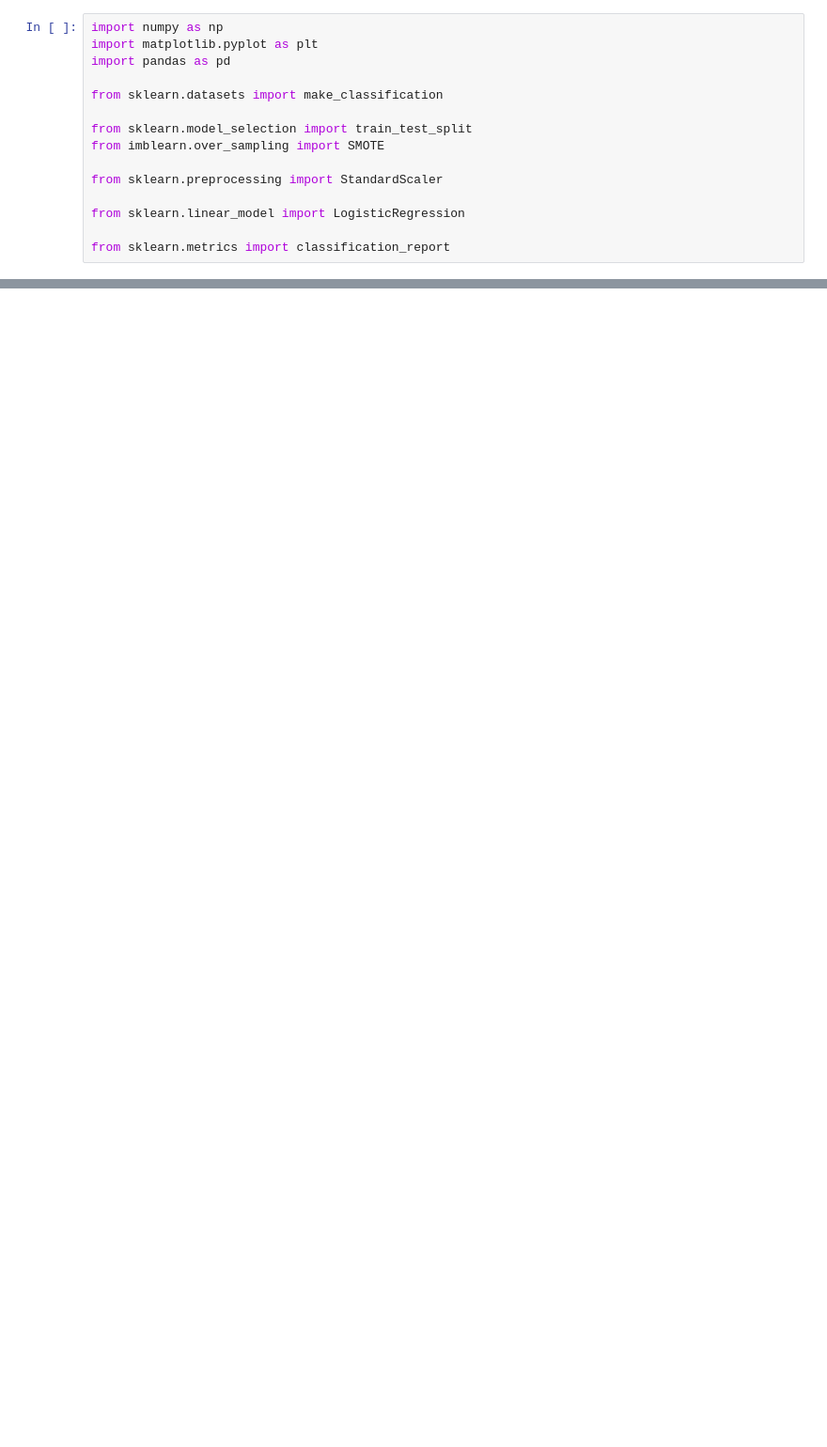
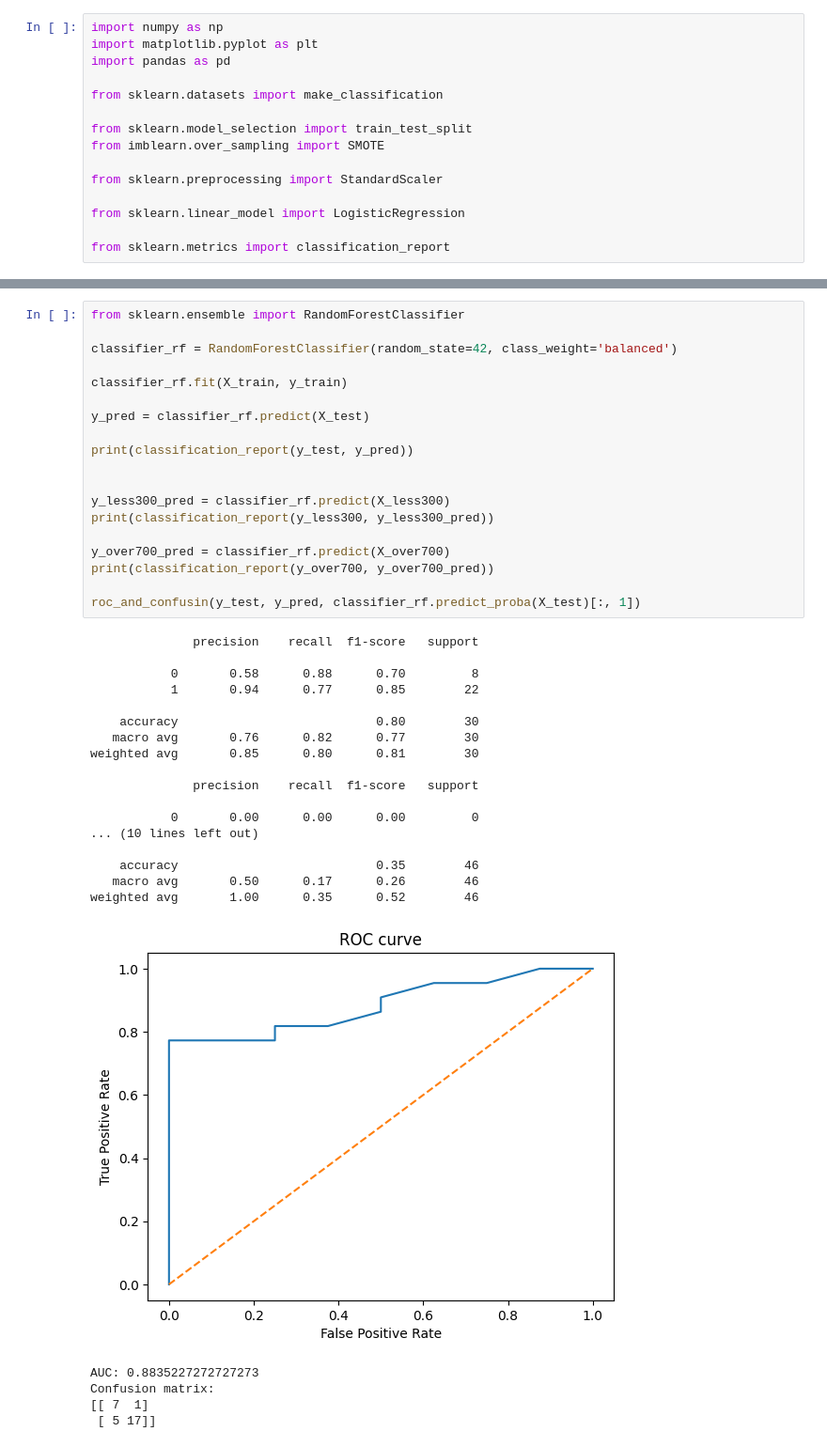
Before and after one commit to Joarnixon/StudCampProject, a Jupyter notebook: classic_models.ipynb, the cells around one changed output, grey strips where cells are left out. Shown: that part at 94% size. Saved outputs shown, nothing was run; the diff lists cells and outputs as text; blank space fills up the shorter version.

```diff
--- a/classic_models.ipynb
+++ b/classic_models.ipynb
@@ -187,0 +204,42 @@ X_test = sc.transform(X_test)
+# %%
+from sklearn.ensemble import RandomForestClassifier
+
+classifier_rf = RandomForestClassifier(random_state=42, class_weight='balanced')
+
+classifier_rf.fit(X_train, y_train)
+
+y_pred = classifier_rf.predict(X_test)
+
+print(classification_report(y_test, y_pred))
+
+
+y_less300_pred = classifier_rf.predict(X_less300)
+print(classification_report(y_less300, y_less300_pred))
+
+y_over700_pred = classifier_rf.predict(X_over700)
+print(classification_report(y_over700, y_over700_pred))
+
+roc_and_confusin(y_test, y_pred, classifier_rf.predict_proba(X_test)[:, 1])
+# %% [output]
+              precision    recall  f1-score   support
+
+           0       0.58      0.88      0.70         8
+           1       0.94      0.77      0.85        22
+
+    accuracy                           0.80        30
+   macro avg       0.76      0.82      0.77        30
+weighted avg       0.85      0.80      0.81        30
+
+              precision    recall  f1-score   support
+
+           0       0.00      0.00      0.00         0
+... (10 lines left out)
+
+    accuracy                           0.35        46
+   macro avg       0.50      0.17      0.26        46
+weighted avg       1.00      0.35      0.52        46
+[figure, added]
+AUC: 0.8835227272727273
+Confusion matrix:
+[[ 7  1]
+ [ 5 17]]
```
Also changed, not shown: parts of 23 cells of this notebook.
